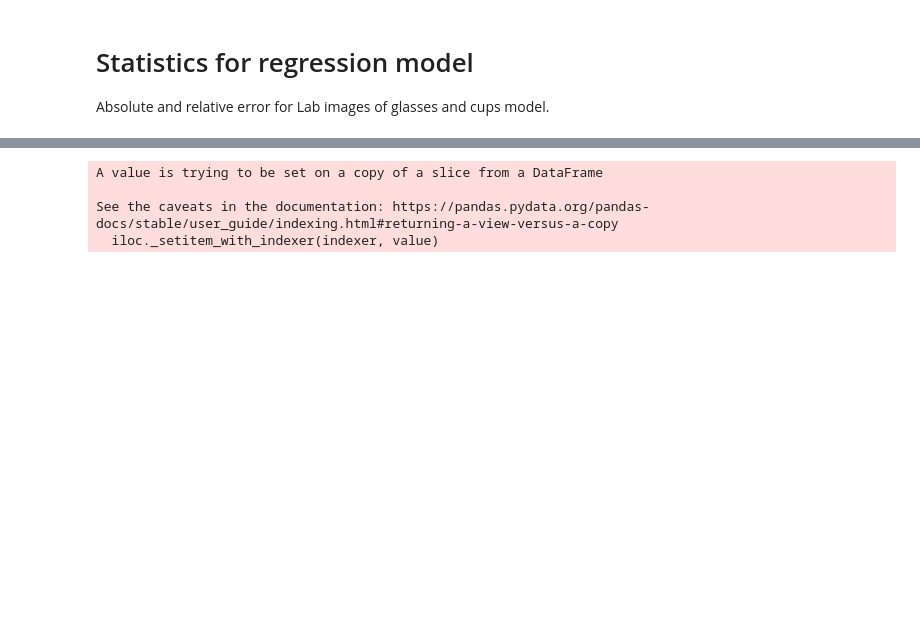
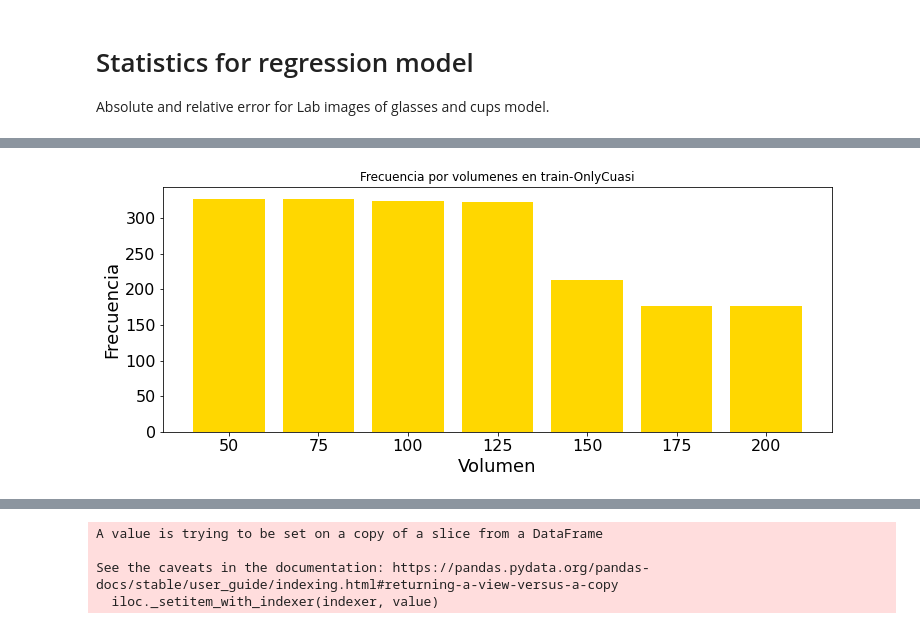
Before and after one commit to Pablo-Izquierdo/BrainGut-WineUp, a Jupyter notebook: notebooks/4.1.-CuasiVol_BarPlots.ipynb, the cells around one changed output, grey strips where cells are left out. Cells and saved outputs as stored; diff of their text form; code cells hidden in the pictures; blank space fills up the shorter version.

```diff
--- a/notebooks/4.1.-CuasiVol_BarPlots.ipynb
+++ b/notebooks/4.1.-CuasiVol_BarPlots.ipynb
@@ -84,22 +105,30 @@ plt.show()
 # %%
 import collections
 c = collections.Counter(df_pred.vol)
 c = sorted(c.items())
 glass = list(set(df_pred.vol))
 freq = [i[1] for i in c]
 tipo = [i[0] for i in c]
+# esto es solo para ordenar los volumenes, para lo cual reordenamos las listas
+tipo.insert(0, tipo.pop())
+tipo.insert(0, tipo.pop())
+freq.insert(0, freq.pop())
+freq.insert(0, freq.pop())
+###
 figsize = 1.5
 f, ax = plt.subplots(1, 1, figsize=(figsize*8, figsize*3))
 
 
-plt.bar(tipo, freq)
-plt.title("Frecuencia por volumenes")
+plt.bar(tipo, freq, color='gold')
+plt.title("Frecuencia por volumenes en "+SPLIT_NAME)
 ax.set_xlabel('Volumen', fontsize=18)
 ax.set_ylabel('Frecuencia', fontsize=18)
 ax.tick_params(axis='x', rotation=0)
 ax.tick_params(axis='both', which='major', labelsize=16)
 
 plt.show()
+# %% [output]
+[figure, added]
 # %%
 df_pred['vol']=df_pred.vol.astype(int)
 df_pred['rel_error']=df_pred.abs_error/df_pred.vol
```
Also changed, not shown: parts of 10 cells of this notebook, 2 other files.
